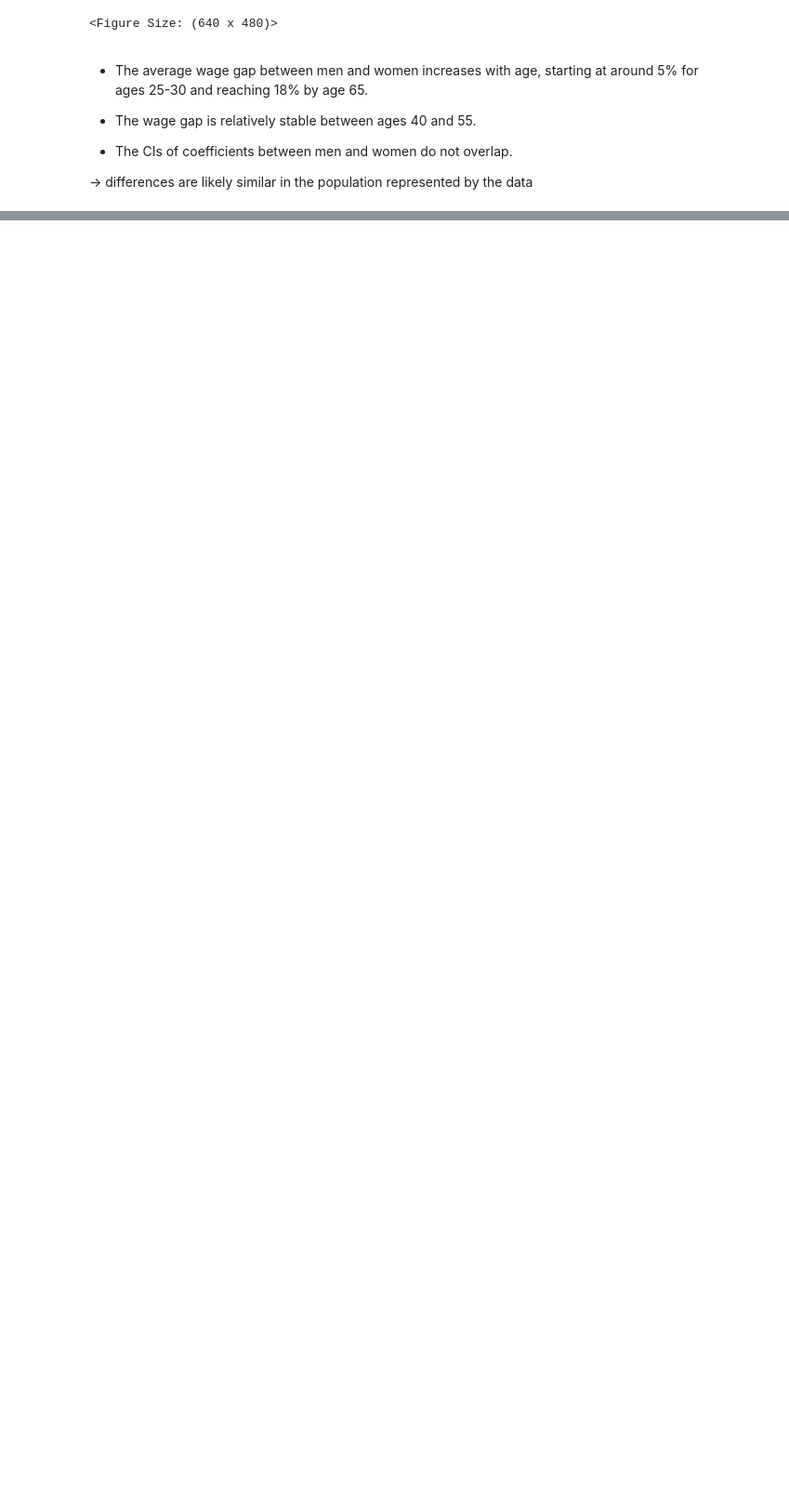
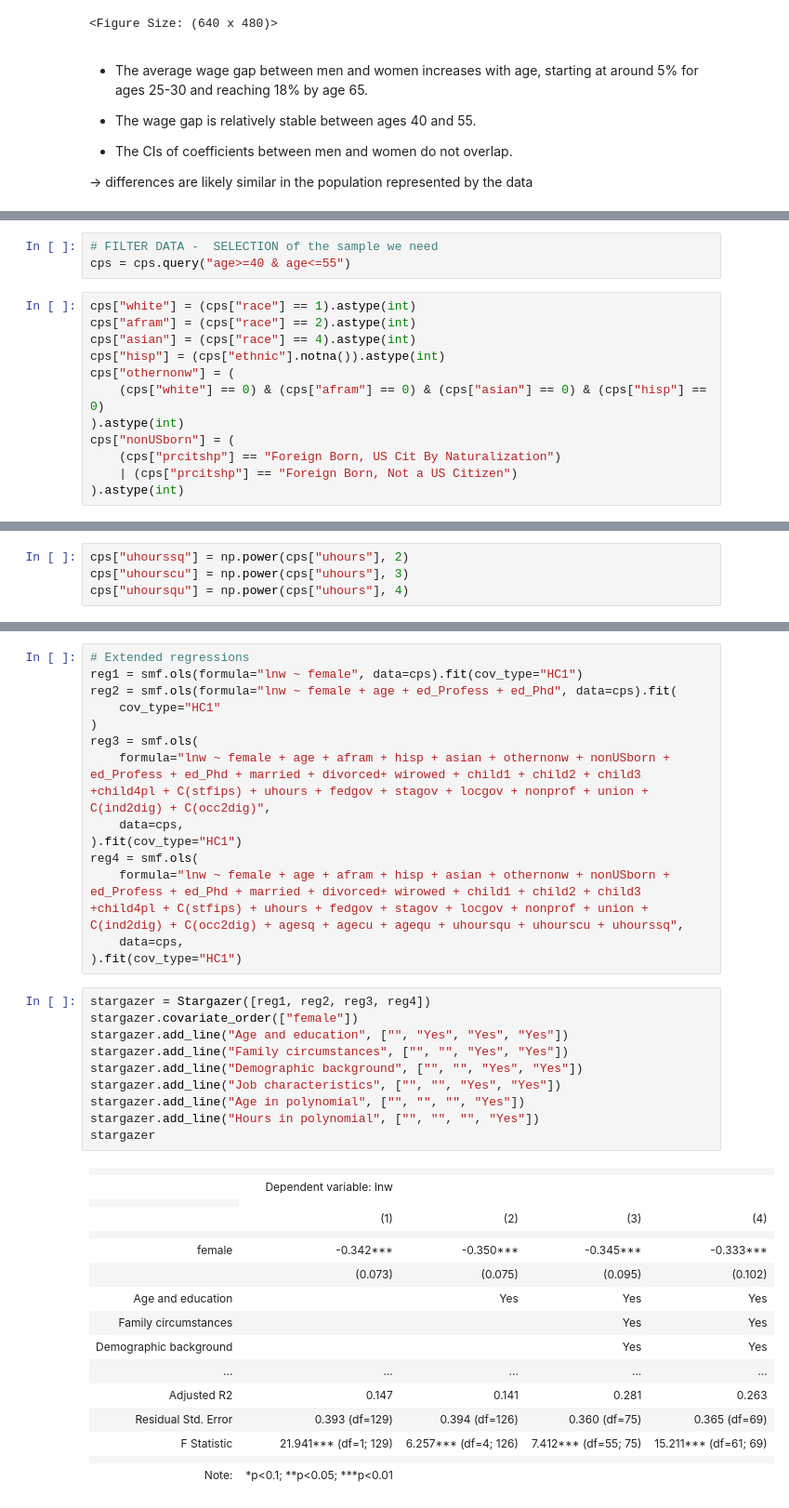
Before and after one commit to Alejandra-savagebriz/DA2, a Jupyter notebook: DA2_Assignment1.ipynb, the cells around one changed output, grey strips where cells are left out. Shown at 93% size. Cells and saved outputs as stored; diff of their text form; blank space fills up the shorter version.

Commit message:
Adding causal analysis/regressions

```diff
--- a/DA2_Assignment1.ipynb
+++ b/DA2_Assignment1.ipynb
@@ -1170,0 +1177,15 @@ data_f["CIlo"] = data_f["fit"] - 2 * data_f["fit_se"]
+# %%
+# FILTER DATA -  SELECTION of the sample we need
+cps = cps.query("age>=40 & age<=55")
+# %%
+cps["white"] = (cps["race"] == 1).astype(int)
+cps["afram"] = (cps["race"] == 2).astype(int)
+cps["asian"] = (cps["race"] == 4).astype(int)
+cps["hisp"] = (cps["ethnic"].notna()).astype(int)
+cps["othernonw"] = (
+    (cps["white"] == 0) & (cps["afram"] == 0) & (cps["asian"] == 0) & (cps["hisp"] == 0)
+).astype(int)
+cps["nonUSborn"] = (
+    (cps["prcitshp"] == "Foreign Born, US Cit By Naturalization")
+    | (cps["prcitshp"] == "Foreign Born, Not a US Citizen")
+).astype(int)
@@ -1170,0 +1213,4 @@ data_f["CIlo"] = data_f["fit"] - 2 * data_f["fit_se"]
+# %%
+cps["uhourssq"] = np.power(cps["uhours"], 2)
+cps["uhourscu"] = np.power(cps["uhours"], 3)
+cps["uhoursqu"] = np.power(cps["uhours"], 4)
@@ -1170,0 +1219,41 @@ data_f["CIlo"] = data_f["fit"] - 2 * data_f["fit_se"]
+# %%
+# Extended regressions
+reg1 = smf.ols(formula="lnw ~ female", data=cps).fit(cov_type="HC1")
+reg2 = smf.ols(formula="lnw ~ female + age + ed_Profess + ed_Phd", data=cps).fit(
+    cov_type="HC1"
+)
+reg3 = smf.ols(
+    formula="lnw ~ female + age + afram + hisp + asian + othernonw + nonUSborn + ed_Profess + ed_Phd + married + divorced+ wirowed + child1 + child2 + child3 +child4pl + C(stfips) + uhours + fedgov + stagov + locgov + nonprof + union + C(ind2dig) + C(occ2dig)",
+    data=cps,
+).fit(cov_type="HC1")
+reg4 = smf.ols(
+    formula="lnw ~ female + age + afram + hisp + asian + othernonw + nonUSborn + ed_Profess + ed_Phd + married + divorced+ wirowed + child1 + child2 + child3 +child4pl + C(stfips) + uhours + fedgov + stagov + locgov + nonprof + union + C(ind2dig) + C(occ2dig) + agesq + agecu + agequ + uhoursqu + uhourscu + uhourssq",
+    data=cps,
+).fit(cov_type="HC1")
+# %%
+stargazer = Stargazer([reg1, reg2, reg3, reg4])
+stargazer.covariate_order(["female"])
+stargazer.add_line("Age and education", ["", "Yes", "Yes", "Yes"])
+stargazer.add_line("Family circumstances", ["", "", "Yes", "Yes"])
+stargazer.add_line("Demographic background", ["", "", "Yes", "Yes"])
+stargazer.add_line("Job characteristics", ["", "", "Yes", "Yes"])
+stargazer.add_line("Age in polynomial", ["", "", "", "Yes"])
+stargazer.add_line("Hours in polynomial", ["", "", "", "Yes"])
+stargazer
+# %% [output]
+|  |  |  |  |  |
+|  | Dependent variable: lnw |  |  |  |
+|  |
+|  | (1) | (2) | (3) | (4) |
+|  |  |  |  |  |
+| female | -0.342*** | -0.350*** | -0.345*** | -0.333*** |
+|  | (0.073) | (0.075) | (0.095) | (0.102) |
+| Age and education |  | Yes | Yes | Yes |
+| Family circumstances |  |  | Yes | Yes |
+| Demographic background |  |  | Yes | Yes |
+| ... | ... | ... | ... | ... |
+| Adjusted R2 | 0.147 | 0.141 | 0.281 | 0.263 |
+| Residual Std. Error | 0.393 (df=129) | 0.394 (df=126) | 0.360 (df=75) | 0.365 (df=69) |
+| F Statistic | 21.941*** (df=1; 129) | 6.257*** (df=4; 126) | 7.412*** (df=55; 75) | 15.211*** (df=61; 69) |
+|  |  |  |  |  |
+| Note: | *p<0.1; **p<0.05; ***p<0.01 |  |  |  |
```
Also changed, not shown: parts of 4 cells of this notebook.
